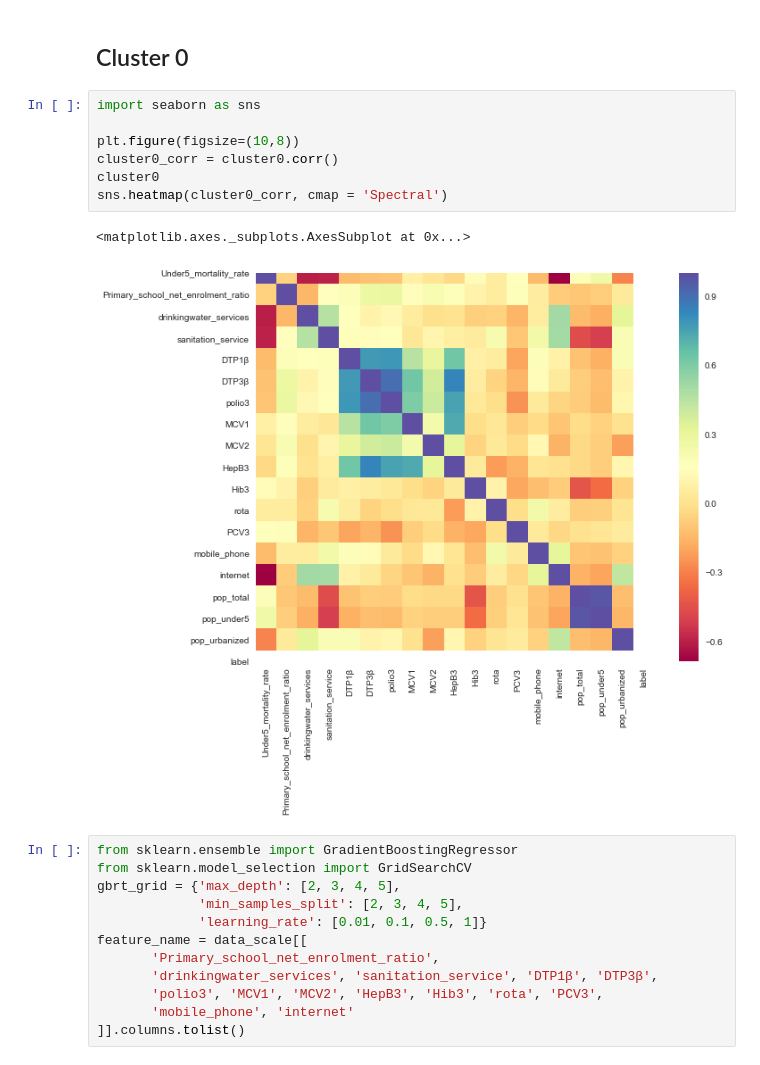
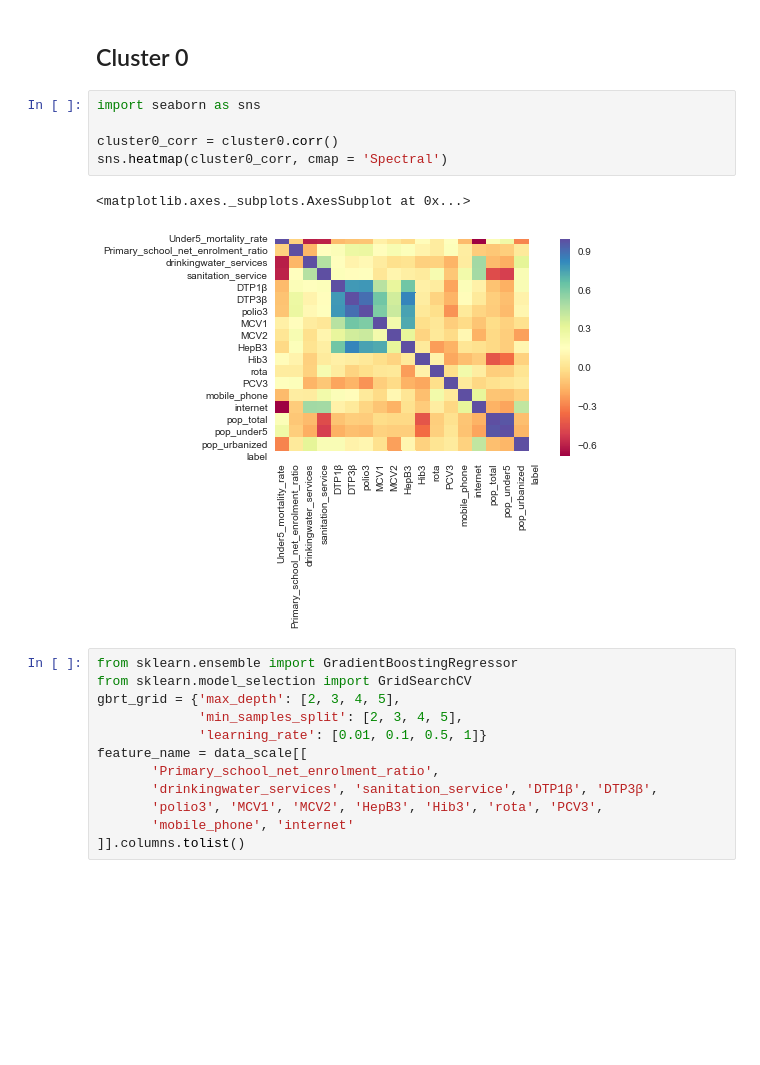
Before and after one commit to ChaoITing/Intelligence-Analytics-Challenge, a Jupyter notebook: IAC.ipynb, the cells around one changed output. Drawn from its saved outputs; the diff is of its cells as text; blank space fills up the shorter version.

```diff
--- a/IAC.ipynb
+++ b/IAC.ipynb
@@ -613,13 +715,11 @@ print(len(cluster3))
 # %%
 import seaborn as sns
 
-plt.figure(figsize=(10,8))
 cluster0_corr = cluster0.corr()
-cluster0
 sns.heatmap(cluster0_corr, cmap = 'Spectral')
 # %% [output]
 <matplotlib.axes._subplots.AxesSubplot at 0x...>
-[figure, old version]
+[figure, new version]
 # %%
 from sklearn.ensemble import GradientBoostingRegressor
 from sklearn.model_selection import GridSearchCV
```
Also changed, not shown: parts of 14 cells of this notebook, 12 other files.
